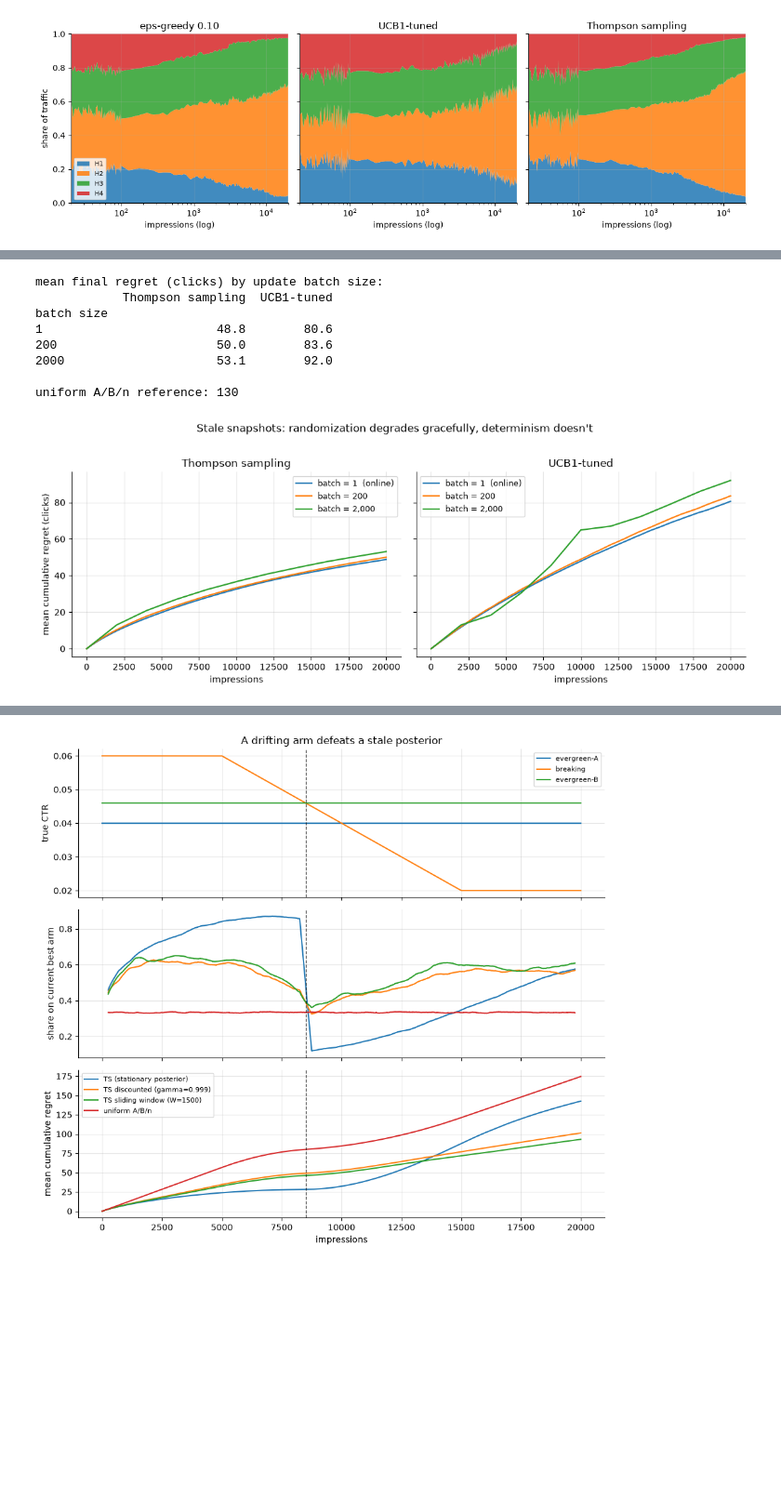
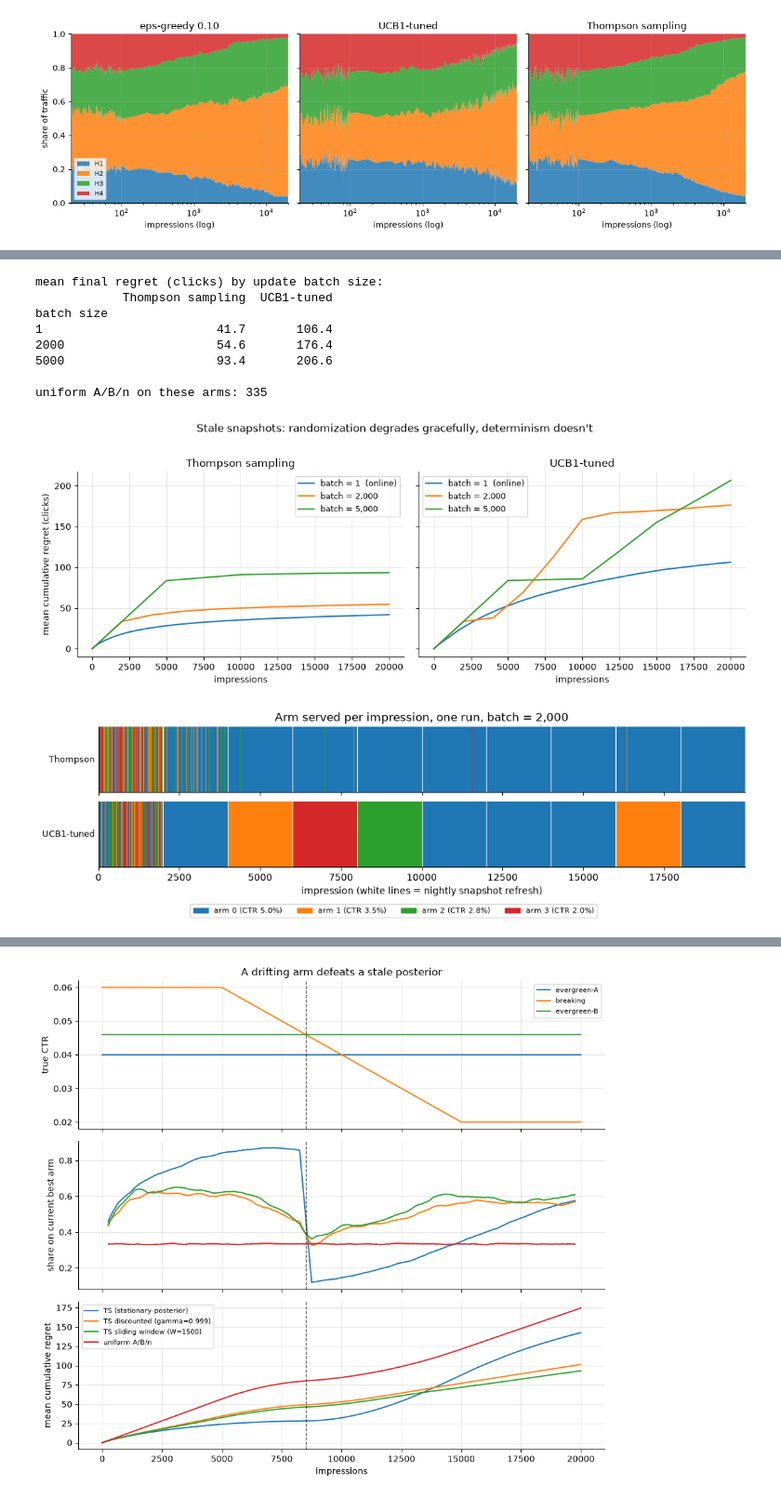
Before and after one commit to sinaghadermarzi/stat-ml-lab, a Jupyter notebook: 06_bayesian_methods/04_bandits_thompson.ipynb, the cells around one changed output, grey strips where cells are left out. Shown at 93% size. Drawn from its saved outputs; the diff is of its cells as text; code cells hidden in the pictures; blank space fills up the shorter version.

```diff
--- a/06_bayesian_methods/04_bandits_thompson.ipynb
+++ b/06_bayesian_methods/04_bandits_thompson.ipynb
@@ -470,9 +487,10 @@ Chapelle & Li's 2011 empirical study.)
 # %%
-BATCHES = [1, 200, 2000]      # per-impression, ~hourly, ~nightly (10 updates over the horizon)
+P_BATCH = np.array([0.050, 0.035, 0.028, 0.020])    # promo subject lines: cleaner separation
+BATCHES = [1, 2000, 5000]                           # online / nightly / 4 updates total
 batched = {}
-for i, b in enumerate(BATCHES):
-    batched[("Thompson sampling", b)] = simulate(thompson, TRUE_CTR, T_RACE, N_RUNS, seed=(30, i), batch=b)
-    batched[("UCB1-tuned", b)] = simulate(make_ucb(tuned=True), TRUE_CTR, T_RACE, N_RUNS, seed=(31, i), batch=b)
+for b in BATCHES:
+    batched[("Thompson sampling", b)] = simulate(thompson, P_BATCH, T_RACE, N_RUNS, seed=(30, b), batch=b)
+    batched[("UCB1-tuned", b)] = simulate(make_ucb(tuned=True), P_BATCH, T_RACE, N_RUNS, seed=(31, b), batch=b)
 
 batch_tbl = pd.DataFrame(
     {alg: {b: batched[(alg, b)]["regret"][-1].mean() for b in BATCHES}
@@ -480,16 +498,16 @@ batch_tbl = pd.DataFrame(
 batch_tbl.index.name = "batch size"
 print("mean final regret (clicks) by update batch size:")
 print(batch_tbl.round(1).to_string())
-print(f"\nuniform A/B/n reference: {race['uniform A/B/n']['regret'][-1].mean():.0f}")
+print(f"\nuniform A/B/n on these arms: {(P_BATCH.max() - P_BATCH).mean() * T_RACE:.0f}")
 # %% [output]
 mean final regret (clicks) by update batch size:
             Thompson sampling  UCB1-tuned
 batch size
-1                        48.8        80.6
-200                      50.0        83.6
-2000                     53.1        92.0
+1                        41.7       106.4
+2000                     54.6       176.4
+5000                     93.4       206.6
 
-uniform A/B/n reference: 130
+uniform A/B/n on these arms: 335
 # %%
 fig, axes = plt.subplots(1, 2, figsize=(11.5, 4.2), sharey=True)
 for ax, alg in zip(axes, ["Thompson sampling", "UCB1-tuned"]):
@@ -504,5 +522,48 @@ axes[0].set_ylabel("mean cumulative regret (clicks)")
 fig.suptitle("Stale snapshots: randomization degrades gracefully, determinism doesn't", y=1.02)
 plt.show()
 # %% [output]
-[figure, old version]
+[figure, new version]
+# %%
+# the mechanism, one replication at batch=2000: which arm each impression got
+from matplotlib.colors import ListedColormap
+import matplotlib.patches as mpatches
+
+
+def arm_trace(policy, true_p, T, seed, batch):
+    gen = child_rng(*seed)
+    k = len(true_p)
+    s, f = np.zeros((1, k)), np.zeros((1, k))
+    snap_s, snap_f = s.copy(), f.copy()
+    trace = np.empty(T, dtype=int)
+    for t in range(T):
+        if t % batch == 0:
+            snap_s, snap_f = s.copy(), f.copy()
+        a = policy(snap_s, snap_f, t, gen)
+        r = gen.random(1) < true_p[a]
+        s[0, a[0]] += r[0]
+        f[0, a[0]] += ~r[0]
+        trace[t] = a[0]
+    return trace
+
+
+cmap4 = ListedColormap([f"C{i}" for i in range(len(P_BATCH))])
+fig, axes = plt.subplots(2, 1, figsize=(10.5, 3.1), sharex=True, layout="constrained")
+for ax, (name, pol, sd) in zip(axes, [("Thompson", thompson, 320),
+                                      ("UCB1-tuned", make_ucb(tuned=True), 330)]):
+    tr = arm_trace(pol, P_BATCH, T_RACE, (sd,), batch=2000)
+    ax.imshow(tr[None, :], aspect="auto", cmap=cmap4, interpolation="nearest",
+              vmin=-0.5, vmax=len(P_BATCH) - 0.5)
+    for edge in range(2000, T_RACE, 2000):
+        ax.axvline(edge, color="w", lw=0.8)
+    ax.set_yticks([])
+    ax.set_ylabel(name, rotation=0, ha="right", va="center", fontsize=9)
+    ax.grid(False)
+axes[1].set_xlabel("impression (white lines = nightly snapshot refresh)")
+axes[0].set_title("Arm served per impression, one run, batch = 2,000")
+fig.legend(handles=[mpatches.Patch(color=f"C{i}", label=f"arm {i} (CTR {p:.1%})")
+                    for i, p in enumerate(P_BATCH)],
+           loc="outside lower center", ncol=4, fontsize=8)
+plt.show()
+# %% [output]
+[figure, added]
 # %% [markdown]
```
Also changed, not shown: parts of 17 cells of this notebook, 9 other files.
